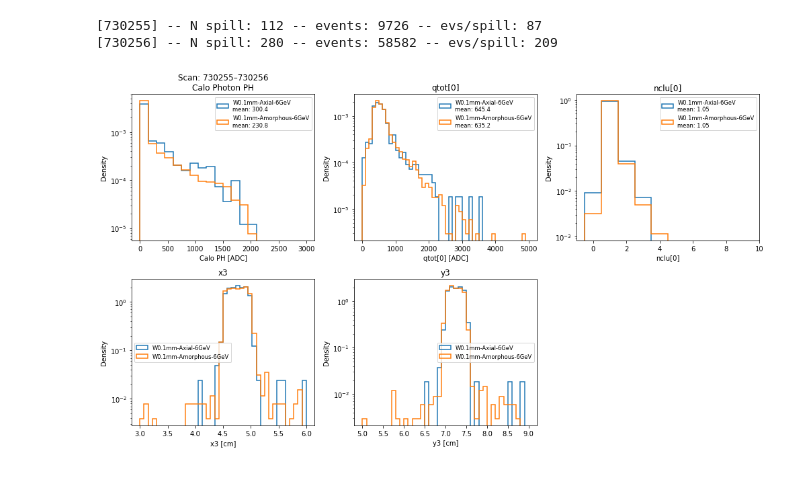
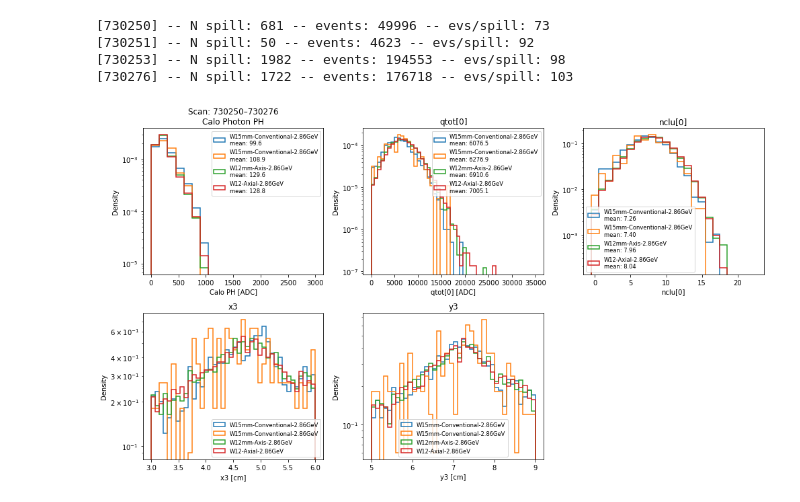
Before and after one commit to Ncanale/eplusBOOST_2025_T9, a Jupyter notebook: OM/compare_epBOOST.ipynb, the cells around one changed output. Cells and saved outputs as stored; diff of their text form; code cells hidden in the pictures.

```diff
--- a/OM/compare_epBOOST.ipynb
+++ b/OM/compare_epBOOST.ipynb
@@ -135,8 +134,9 @@ from datetime import datetime
 
 # === Load run numbers ===
 with open("multiple_run_new.json", "r") as f:
+# with open("multiple_run-6GeV.json", "r") as f:
     run_list = json.load(f).get("scan_number", [])
-run_list = [730255 ,730256]
+# run_list = [730255 ,730256,730259,730260]
 # === Load run configuration ===
 with open("run_config.json", "r") as d:
     run_config = json.load(d)
@@ -291,47 +301,49 @@ for j, run in enumerate(run_list):
         (ycry > y_cry_cut[0]) & (ycry < y_cry_cut[1]) &
         ((theta_x_in**2 + theta_y_in**2) < (theta_cut_dict[run]**2))
     )
-
+    logi_calo = ph_calo_photon > 100
     if np.sum(logi) == 0:
         continue
 
     label = f"{samples[run]}-{types[run]}-{energies[run]}GeV"
 
-    axs[0].hist(ph_calo_photon[logi], bins=20, range=(0, 3000),
+    axs[0].hist(ph_calo_photon[logi & logi_calo], bins=20, range=(0, 3000),
                 label=f'{label}\nmean: {np.mean(ph_calo_photon[logi]):.1f}', density=True, **opt_hist)
-    axs[1].hist(qtot[:, 0][logi], bins=50, range=(0, 5000),
+    axs[1].hist(qtot[:, 0][logi], bins=50, range=(0, 35000),
                 label=f'{label}\nmean: {np.mean(qtot[:, 0][logi]):.1f}', density=True, **opt_hist)
     axs[2].hist(nclu[:, 0][logi], bins=np.arange(-0.5, np.max(nclu[:, 0]) + 0.5, 1),
                 label=f'{label}\nmean: {np.mean(nclu[:, 0][logi]):.2f}', density=True, **opt_hist)
     axs[3].hist(x3[logi], bins=40, range=(3, 6), label=label, density=True, **opt_hist)
     axs[4].hist(y3[logi], bins=40, range=(5, 9), label=label, density=True, **opt_hist)
 
     valid = logi & (nclu[:, 0] > 0)
     means_nclu3[label] = np.mean(nclu[:, 0][valid])
     means_qtot3[label] = np.mean(qtot[:, 0][valid])
 
 # === Titles and labels ===
 axs[0].set_title(f'Scan: {run_list[0]}–{run_list[-1]}\nCalo Photon PH')
 axs[1].set_title('qtot[0]')
 axs[2].set_title('nclu[0]')
 axs[3].set_title('x3')
 axs[4].set_title('y3')
 
 labels = ['Calo PH [ADC]', 'qtot[0] [ADC]', 'nclu[0]', 'x3 [cm]', 'y3 [cm]']
 for j in range(5):
     axs[j].set_xlabel(labels[j])
     axs[j].set_ylabel('Density')
     axs[j].legend(fontsize='small')
     axs[j].set_yscale('log')  # scommenta se vuoi scala log
 
 axs[5].axis('off')  # Subplot vuoto disattivato
 
 plt.tight_layout()
 plt.show()
 # %% [output]
-[730255] -- N spill: 112 -- events: 9726 -- evs/spill: 87
-[730256] -- N spill: 280 -- events: 58582 -- evs/spill: 209
+[730250] -- N spill: 681 -- events: 49996 -- evs/spill: 73
+[730251] -- N spill: 50 -- events: 4623 -- evs/spill: 92
+[730253] -- N spill: 1982 -- events: 194553 -- evs/spill: 98
+[730276] -- N spill: 1722 -- events: 176718 -- evs/spill: 103
-[figure, old version]
+[figure, new version]
 # %%
 def canonical_type(t):
     return t.strip() if t.strip() else "Conventional"
```
Also changed, not shown: parts of 7 cells of this notebook, 6 other files.
